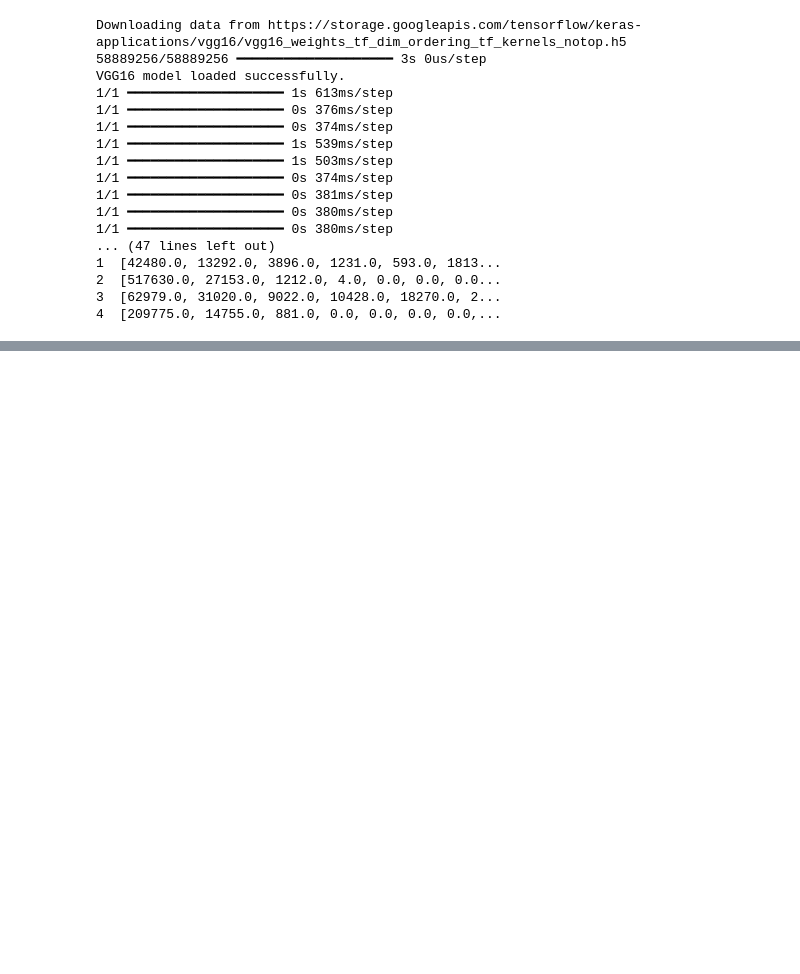
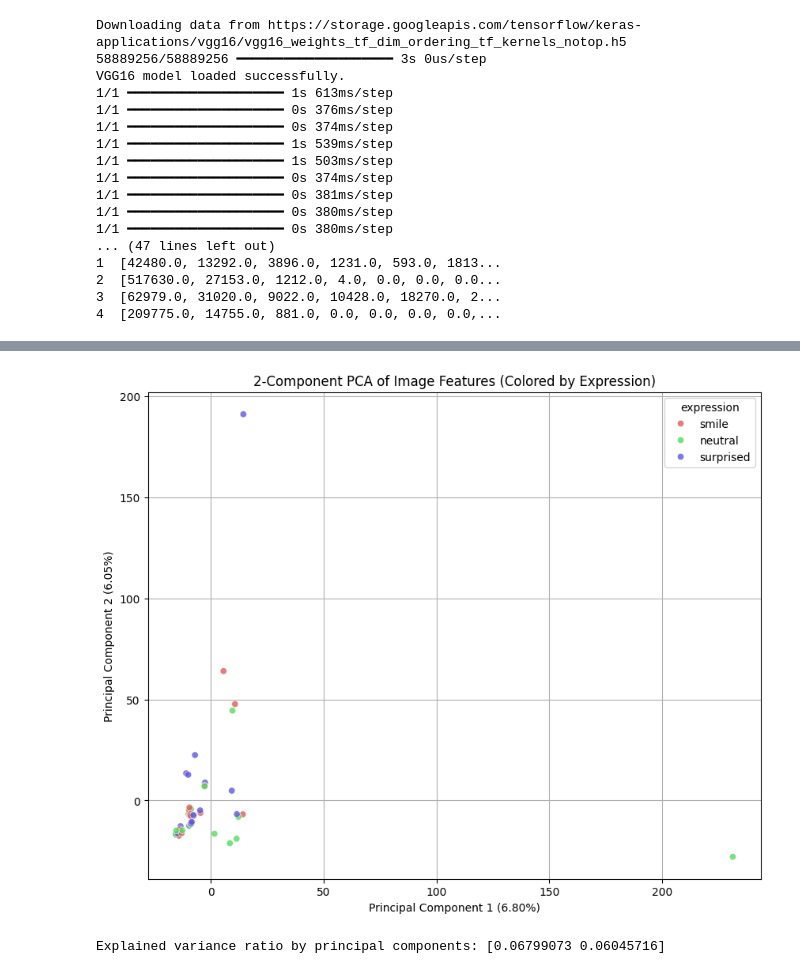
Before and after one commit to 1heodora-e/biometric-recommendation-system, a Jupyter notebook: image_feature.ipynb, the cells around one changed output, grey strips where cells are left out. Drawn from its saved outputs; the diff is of its cells as text; code cells hidden in the pictures; blank space fills up the shorter version.

Commit message:
image_feature

```diff
--- a/image_feature.ipynb
+++ b/image_feature.ipynb
@@ -577,0 +824,41 @@ augmented_images       0.75      1.00      0.86         6
+# %%
+from sklearn.decomposition import PCA
+import matplotlib.pyplot as plt
+import seaborn as sns
+from sklearn.preprocessing import StandardScaler
+
+# Assuming df_all_images_loaded, X, and y are available from previous steps
+# If not, ensure they are loaded/processed correctly
+
+# Standardize the full feature set (X) before PCA
+scaler = StandardScaler()
+X_scaled_full = scaler.fit_transform(X)
+
+# Apply PCA to reduce to 2 components for visualization
+pca = PCA(n_components=2)
+X_pca = pca.fit_transform(X_scaled_full)
+
+# Create a DataFrame for plotting
+pca_df = pd.DataFrame(data = X_pca, columns = ['principal component 1', 'principal component 2'])
+pca_df['expression'] = y
+
+# Plotting the PCA results
+plt.figure(figsize=(10, 8))
+sns.scatterplot(
+    x="principal component 1", y="principal component 2",
+    hue="expression",
+    palette=sns.color_palette("hls", len(y.unique())),
+    data=pca_df,
+    legend="full",
+    alpha=0.8
+)
+plt.title('2-Component PCA of Image Features (Colored by Expression)')
+plt.xlabel(f'Principal Component 1 ({pca.explained_variance_ratio_[0]*100:.2f}%)')
+plt.ylabel(f'Principal Component 2 ({pca.explained_variance_ratio_[1]*100:.2f}%)')
+plt.grid(True)
+plt.show()
+
+print(f"Explained variance ratio by principal components: {pca.explained_variance_ratio_}")
+# %% [output]
+[figure, added]
+Explained variance ratio by principal components: [0.06799073 0.06045716]
```
Also changed, not shown: parts of 16 cells of this notebook.
